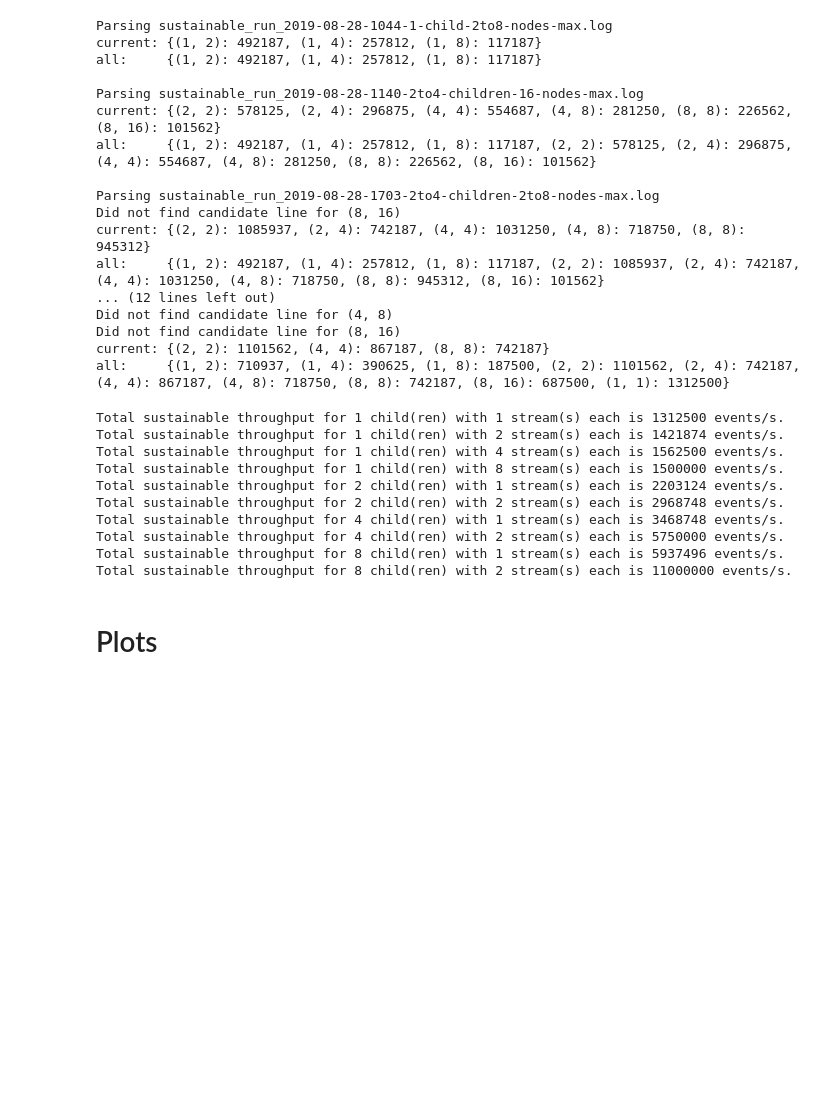
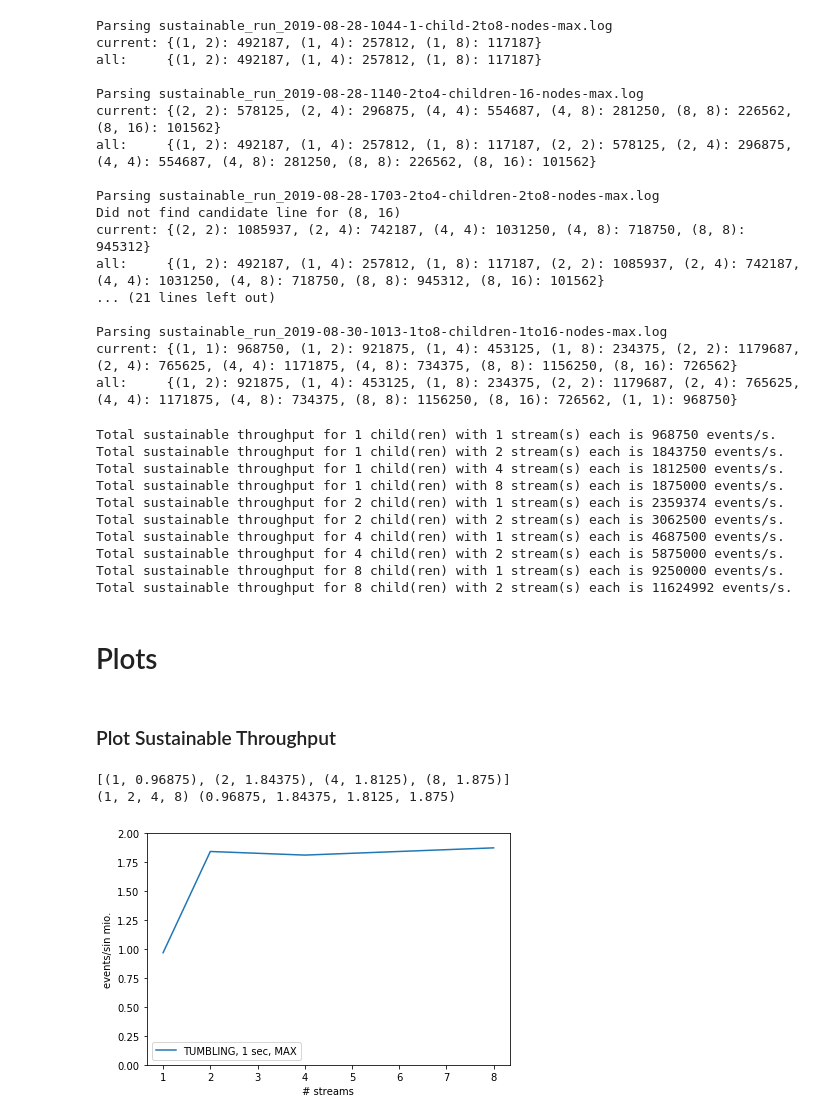
Before and after one commit to hpides/disco, a Jupyter notebook: eval/sustainable_throughput_analysis.ipynb, the cells around one changed output. Cells and saved outputs as stored; diff of their text form; code cells hidden in the pictures; blank space fills up the shorter version.

Commit message:
Add final sustainable throughput code

```diff
--- a/eval/sustainable_throughput_analysis.ipynb
+++ b/eval/sustainable_throughput_analysis.ipynb
@@ -2,7 +2,7 @@
 %load_ext autoreload
 %autoreload 2
 # %%
-LOG_PATH="/Users/law/repos/ma/disco/benchmark-runs/runs_sustainable_throughput"
+LOG_PATH="/Users/law/repos/ma/disco/benchmark-runs/runs_sustainable_throughput/tumbling_1000_max/"
 # %%
 import os
 import re
@@ -59,29 +59,61 @@ Parsing sustainable_run_2019-08-28-1703-2to4-children-2to8-nodes-max.log
 Did not find candidate line for (8, 16)
 current: {(2, 2): 1085937, (2, 4): 742187, (4, 4): 1031250, (4, 8): 718750, (8, 8): 945312}
 all:     {(1, 2): 492187, (1, 4): 257812, (1, 8): 117187, (2, 2): 1085937, (2, 4): 742187, (4, 4): 1031250, (4, 8): 718750, (8, 8): 945312, (8, 16): 101562}
-... (12 lines left out)
-Did not find candidate line for (4, 8)
-Did not find candidate line for (8, 16)
-current: {(2, 2): 1101562, (4, 4): 867187, (8, 8): 742187}
-all:     {(1, 2): 710937, (1, 4): 390625, (1, 8): 187500, (2, 2): 1101562, (2, 4): 742187, (4, 4): 867187, (4, 8): 718750, (8, 8): 742187, (8, 16): 687500, (1, 1): 1312500}
+... (21 lines left out)
+
+Parsing sustainable_run_2019-08-30-1013-1to8-children-1to16-nodes-max.log
+current: {(1, 1): 968750, (1, 2): 921875, (1, 4): 453125, (1, 8): 234375, (2, 2): 1179687, (2, 4): 765625, (4, 4): 1171875, (4, 8): 734375, (8, 8): 1156250, (8, 16): 726562}
+all:     {(1, 2): 921875, (1, 4): 453125, (1, 8): 234375, (2, 2): 1179687, (2, 4): 765625, (4, 4): 1171875, (4, 8): 734375, (8, 8): 1156250, (8, 16): 726562, (1, 1): 968750}
 # %%
 for (num_children, num_streams), throughput in sorted(ALL_THROUGHPUTS.items()):
     print(f"Total sustainable throughput for {num_children} child(ren) with " \
           f"{num_streams // num_children} stream(s) each " \
           f"is {throughput * num_streams} events/s.")
 # %% [output]
-Total sustainable throughput for 1 child(ren) with 1 stream(s) each is 1312500 events/s.
-Total sustainable throughput for 1 child(ren) with 2 stream(s) each is 1421874 events/s.
-Total sustainable throughput for 1 child(ren) with 4 stream(s) each is 1562500 events/s.
-Total sustainable throughput for 1 child(ren) with 8 stream(s) each is 1500000 events/s.
-Total sustainable throughput for 2 child(ren) with 1 stream(s) each is 2203124 events/s.
-Total sustainable throughput for 2 child(ren) with 2 stream(s) each is 2968748 events/s.
-Total sustainable throughput for 4 child(ren) with 1 stream(s) each is 3468748 events/s.
-Total sustainable throughput for 4 child(ren) with 2 stream(s) each is 5750000 events/s.
-Total sustainable throughput for 8 child(ren) with 1 stream(s) each is 5937496 events/s.
-Total sustainable throughput for 8 child(ren) with 2 stream(s) each is 11000000 events/s.
+Total sustainable throughput for 1 child(ren) with 1 stream(s) each is 968750 events/s.
+Total sustainable throughput for 1 child(ren) with 2 stream(s) each is 1843750 events/s.
+Total sustainable throughput for 1 child(ren) with 4 stream(s) each is 1812500 events/s.
+Total sustainable throughput for 1 child(ren) with 8 stream(s) each is 1875000 events/s.
+Total sustainable throughput for 2 child(ren) with 1 stream(s) each is 2359374 events/s.
+Total sustainable throughput for 2 child(ren) with 2 stream(s) each is 3062500 events/s.
+Total sustainable throughput for 4 child(ren) with 1 stream(s) each is 4687500 events/s.
+Total sustainable throughput for 4 child(ren) with 2 stream(s) each is 5875000 events/s.
+Total sustainable throughput for 8 child(ren) with 1 stream(s) each is 9250000 events/s.
+Total sustainable throughput for 8 child(ren) with 2 stream(s) each is 11624992 events/s.
 # %% [markdown]
 # Plots
 # %%
 from matplotlib import rcParams
 rcParams.update({'figure.autolayout': True, 'pgf.rcfonts' : False})
+# %% [markdown]
+### Plot Sustainable Throughput
+# %%
+import matplotlib.pyplot as plt
+
+streams = sorted([(n_stream, (n_stream * throughput) / 1_000_000 )
+                  for ((n_child, n_stream), throughput)
+                  in ALL_THROUGHPUTS.items()
+                  if n_child == 1])
+print(streams)
+
+streams, throughputs = list(zip(*streams))
+
+print(streams, throughputs)
+
+plt.plot(streams, throughputs)
+plt.ylabel("events/sin mio.")
+plt.xlabel("# streams")
+# plt.xticks(range(10), ["", "1", "2", "", "4", "", "", "", "8", ""])
+plt.ylim(ymin=0, ymax=2)
+plt.legend(["TUMBLING, 1 sec, MAX"])
+plt.show()
+
+# if save_fig:
+#     plt.savefig(f"load_{out_file_name}.svg")
+#     plt.savefig(f"load_{out_file_name}.pgf")
+#     plt.savefig(f"load_{out_file_name}.png")
+# plt.show()
+# %% [output]
+[(1, 0.96875), (2, 1.84375), (4, 1.8125), (8, 1.875)]
+(1, 2, 4, 8) (0.96875, 1.84375, 1.8125, 1.875)
+[figure, added]
```
Also changed, not shown: parts of 1 cell of this notebook, 3 other files.
